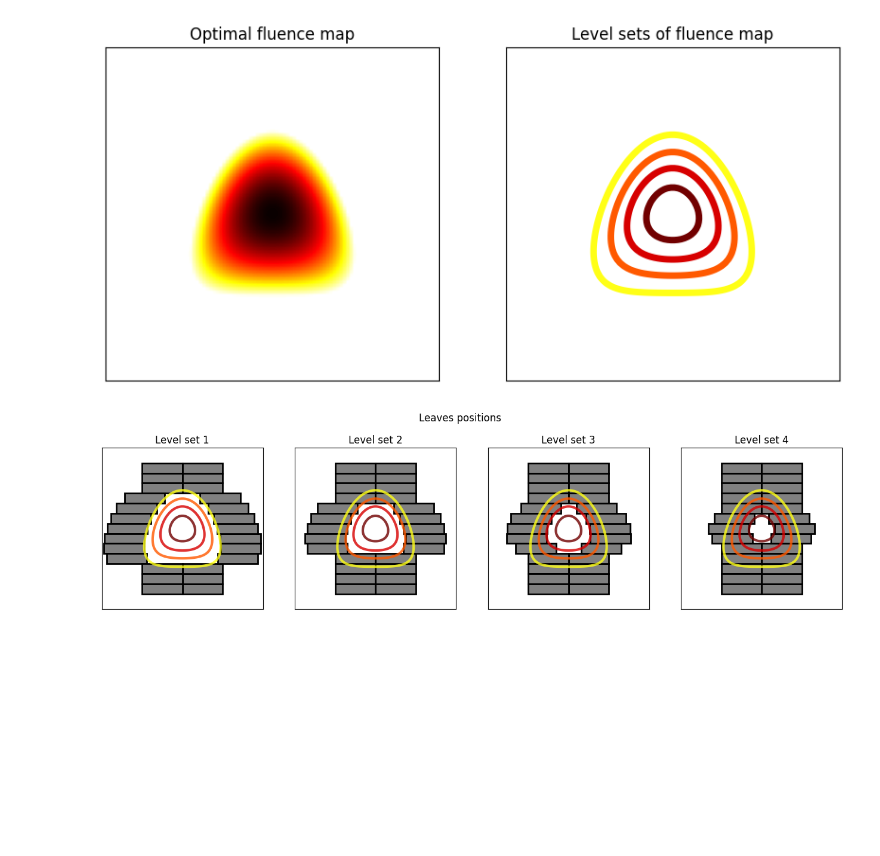
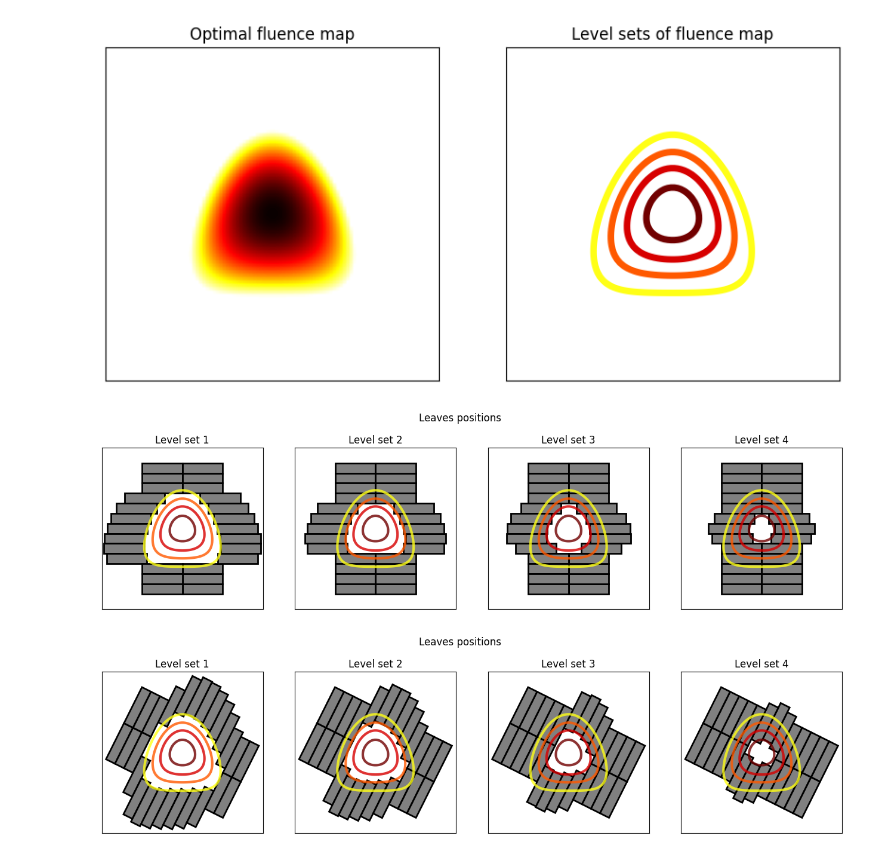
Before and after one commit to pauldubois98/PhD, a Jupyter notebook: 1_background/plots_generation.ipynb, the cells around one changed output. Saved outputs shown, nothing was run; the diff lists cells and outputs as text; code cells hidden in the pictures; blank space fills up the shorter version.

```diff
--- a/1_background/plots_generation.ipynb
+++ b/1_background/plots_generation.ipynb
@@ -7,8 +7,10 @@ x = np.linspace(-2,2, 100)
 y = np.linspace(-2,2, 100)
 X, Y = np.meshgrid(x, y)
 
-def flu(x, y, c=0.5):
+def FLU(x, y, c):
     return np.clip(1 - x**2 - (-y-c*x**2)**2 , 0, None)
+def flu(x, y):
+    return FLU(x, y, c=0.5)
 
 Z = flu(X, Y)
 
@@ -83,28 +85,30 @@ def get_leaf_pair(direction, leaf_number, level, func):
 # %%
 def plot_leaves(flu, direction=(1,0), number_leaves=5, filename=None):
     global LEVELS
     N = len(LEVELS)-2
     plt.figure(figsize=(4*N, 4))
     for i,level in enumerate(LEVELS[1:-1]):
         plt.subplot(1, N, i+1)
         plt.contour(X, Y, Z, levels=LEVELS, cmap='hot_r', linewidths=3, alpha=0.8)
         plt.xlim(-2, 2)
         plt.ylim(-2, 2)
         plt.gca().set_aspect('equal')
         plt.xticks([])
         plt.yticks([])
         for leaf_number in range(-number_leaves, number_leaves+1):
             r1, r2 = get_leaf_pair(direction, leaf_number, level, flu)
             # plot leaves
             plt.gca().add_patch(r1)
             plt.gca().add_patch(r2)
         plt.title(f'Level set {i+1}')
     plt.suptitle('Leaves positions')
     if filename is not None:
         plt.savefig(filename, bbox_inches='tight', pad_inches=0.1)
     plt.show()
 
 plot_leaves(flu, (1,0), number_leaves=6)
 # plot_leaves(flu, (1,0), number_leaves=6, filename='_fluence_map_leaves.pdf')
+plot_leaves(flu, (1,2), number_leaves=6)
 # %% [output]
 [figure]
+[figure, added]
```
Also changed, not shown: parts of 1 cell of this notebook.
